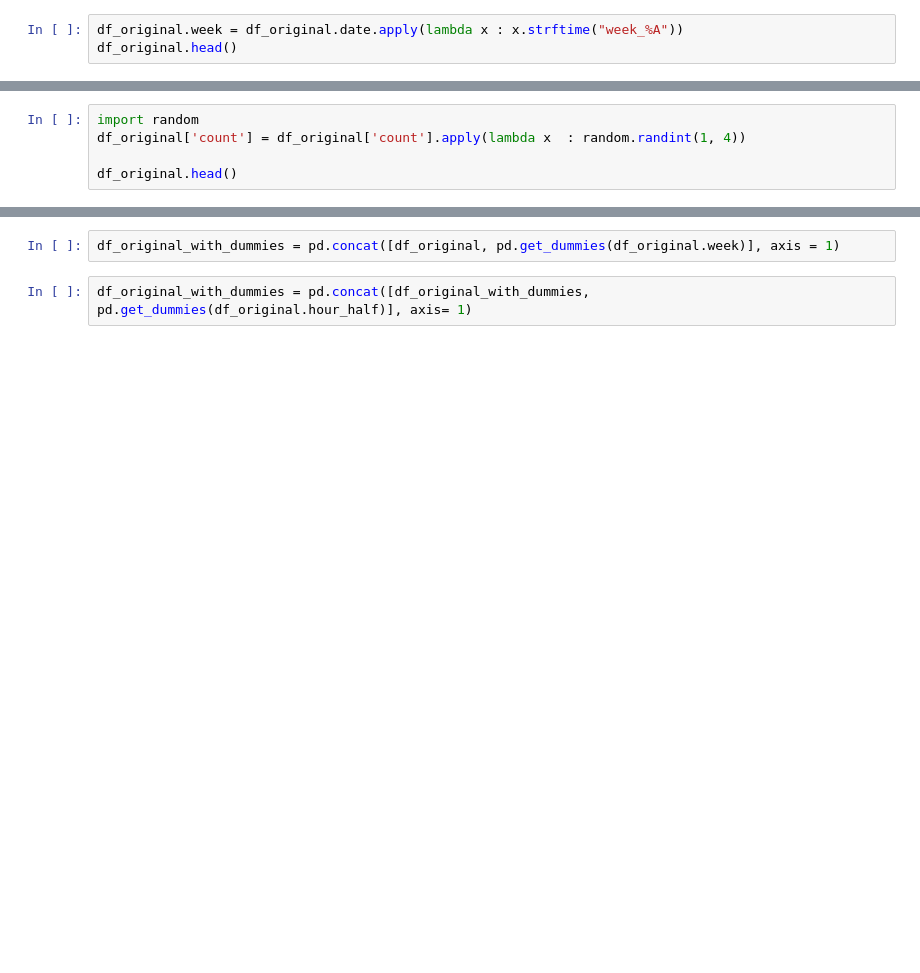
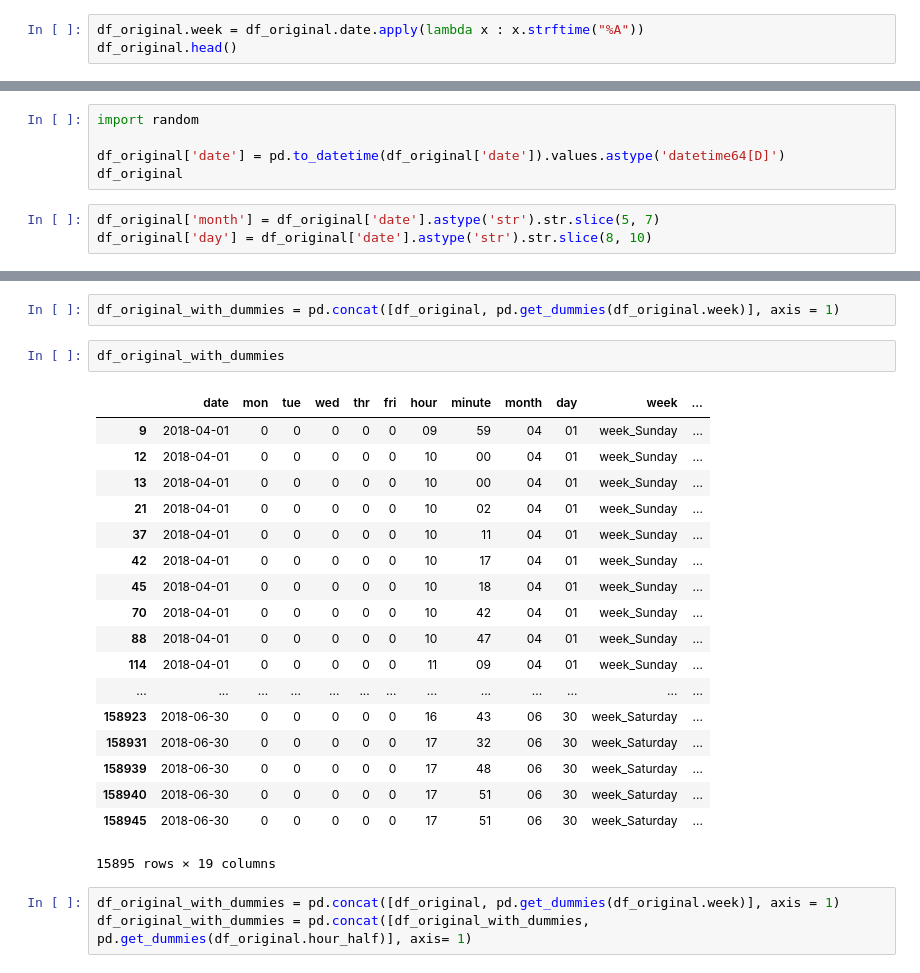
Before and after one commit to sju-coml/SAI-2019-Summer_Hackathon_Server, a Jupyter notebook: ModelTraining/Model_Making.ipynb, the cells around one changed output, grey strips where cells are left out. Drawn from its saved outputs; the diff is of its cells as text; blank space fills up the shorter version.

```diff
--- a/ModelTraining/Model_Making.ipynb
+++ b/ModelTraining/Model_Making.ipynb
@@ -40,5 +179,5 @@ Name: date, dtype: datetime64[ns]
 # %% [markdown]
 jupyter 에서는 10% 데이터만 가지고 실험
 # %%
-df_original.week = df_original.date.apply(lambda x : x.strftime("week_%A"))
+df_original.week = df_original.date.apply(lambda x : x.strftime("%A"))
 df_original.head()
@@ -103,5 +211,0 @@ See the caveats in the documentation: http://pandas.pydata.org/pandas-docs/stabl
-# %%
-import random
-df_original['count'] = df_original['count'].apply(lambda x  : random.randint(1, 4))
-
-df_original.head()
@@ -114,0 +212,8 @@ df_original.head()
+# %%
+import random
+
+df_original['date'] = pd.to_datetime(df_original['date']).values.astype('datetime64[D]')
+df_original
+# %%
+df_original['month'] = df_original['date'].astype('str').str.slice(5, 7)
+df_original['day'] = df_original['date'].astype('str').str.slice(8, 10)
@@ -116,7 +236,29 @@ df_original.head()
 # Dummy 변수 만들기
 # %%
 df_original_with_dummies = pd.concat([df_original, pd.get_dummies(df_original.week)], axis = 1)
+# %%
+df_original_with_dummies
+# %% [output]
+|  | date | mon | tue | wed | thr | fri | hour | minute | month | day | week | ... |
+| 9 | 2018-04-01 | 0 | 0 | 0 | 0 | 0 | 09 | 59 | 04 | 01 | week_Sunday | ... |
+| 12 | 2018-04-01 | 0 | 0 | 0 | 0 | 0 | 10 | 00 | 04 | 01 | week_Sunday | ... |
+| 13 | 2018-04-01 | 0 | 0 | 0 | 0 | 0 | 10 | 00 | 04 | 01 | week_Sunday | ... |
+| 21 | 2018-04-01 | 0 | 0 | 0 | 0 | 0 | 10 | 02 | 04 | 01 | week_Sunday | ... |
+| 37 | 2018-04-01 | 0 | 0 | 0 | 0 | 0 | 10 | 11 | 04 | 01 | week_Sunday | ... |
+| 42 | 2018-04-01 | 0 | 0 | 0 | 0 | 0 | 10 | 17 | 04 | 01 | week_Sunday | ... |
+| 45 | 2018-04-01 | 0 | 0 | 0 | 0 | 0 | 10 | 18 | 04 | 01 | week_Sunday | ... |
+| 70 | 2018-04-01 | 0 | 0 | 0 | 0 | 0 | 10 | 42 | 04 | 01 | week_Sunday | ... |
+| 88 | 2018-04-01 | 0 | 0 | 0 | 0 | 0 | 10 | 47 | 04 | 01 | week_Sunday | ... |
+| 114 | 2018-04-01 | 0 | 0 | 0 | 0 | 0 | 11 | 09 | 04 | 01 | week_Sunday | ... |
+| ... | ... | ... | ... | ... | ... | ... | ... | ... | ... | ... | ... | ... |
+| 158923 | 2018-06-30 | 0 | 0 | 0 | 0 | 0 | 16 | 43 | 06 | 30 | week_Saturday | ... |
+| 158931 | 2018-06-30 | 0 | 0 | 0 | 0 | 0 | 17 | 32 | 06 | 30 | week_Saturday | ... |
+| 158939 | 2018-06-30 | 0 | 0 | 0 | 0 | 0 | 17 | 48 | 06 | 30 | week_Saturday | ... |
+| 158940 | 2018-06-30 | 0 | 0 | 0 | 0 | 0 | 17 | 51 | 06 | 30 | week_Saturday | ... |
+| 158945 | 2018-06-30 | 0 | 0 | 0 | 0 | 0 | 17 | 51 | 06 | 30 | week_Saturday | ... |
+15895 rows × 19 columns
 # %%
+df_original_with_dummies = pd.concat([df_original, pd.get_dummies(df_original.week)], axis = 1)
 df_original_with_dummies = pd.concat([df_original_with_dummies, pd.get_dummies(df_original.hour_half)], axis= 1)
 # %%
 df_original_with_dummies.columns
```
Also changed, not shown: parts of 25 cells of this notebook, 3 other files.
